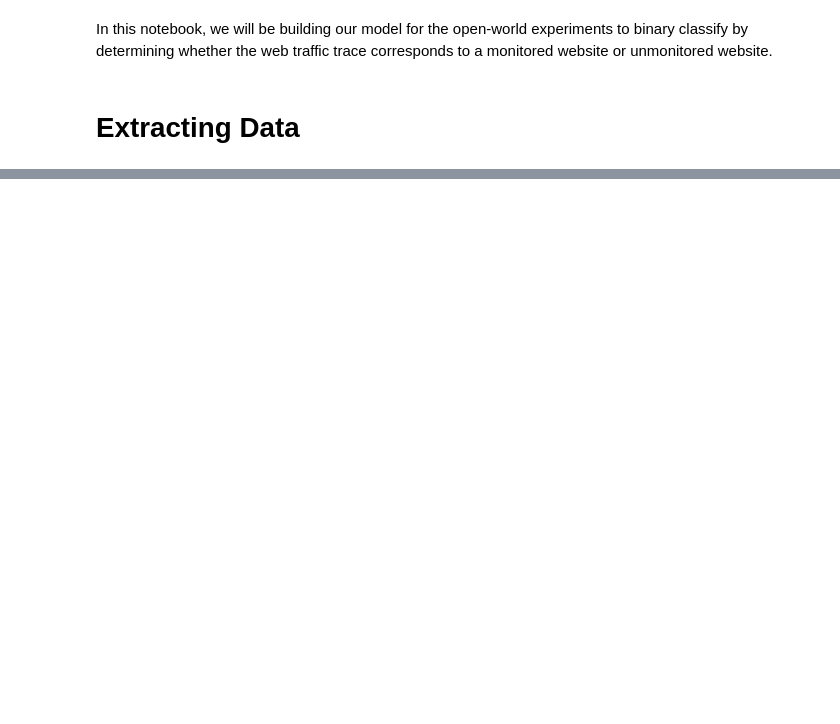
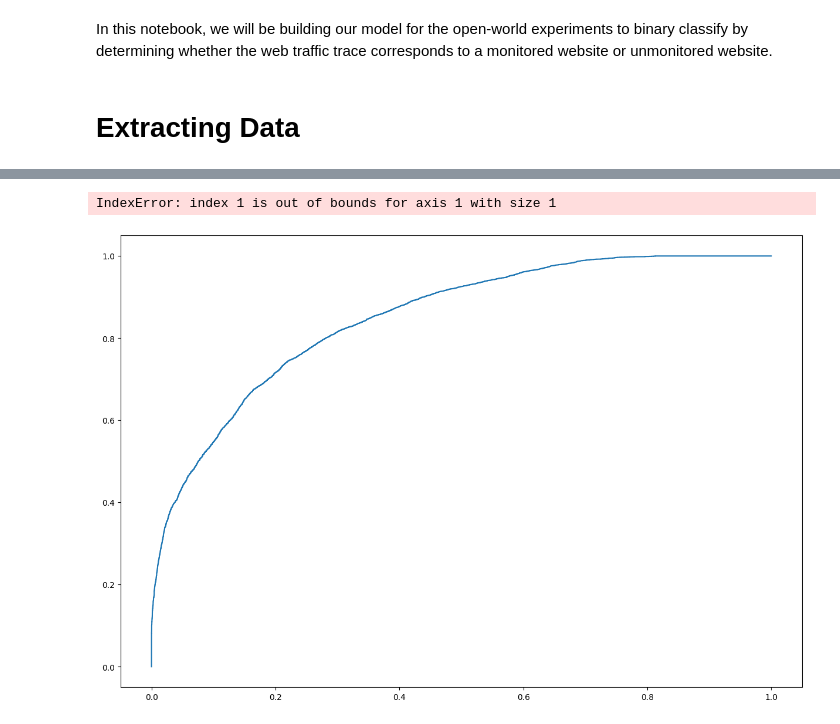
Before and after one commit to BettinaTee03/Machine-Learning-Group-Project, a Jupyter notebook: openworld_binaryclass.ipynb, the cells around one changed output, grey strips where cells are left out. Saved outputs shown, nothing was run; the diff lists cells and outputs as text; code cells hidden in the pictures; blank space fills up the shorter version.

Commit message:
open world binary edited roc curve and heatmap but have error

```diff
--- a/openworld_binaryclass.ipynb
+++ b/openworld_binaryclass.ipynb
@@ -163,0 +65,3 @@ Mean recall: 0.57
+# %%
+relabelled_df = extracted_df.copy()
+relabelled_df['label'] = relabelled_df['label'].apply(lambda x: 1 if x>=0 else x)
@@ -163,0 +84,3 @@ Mean recall: 0.57
+# %%
+X_initial = relabelled_df.drop(columns=['label'])
+y_initial = relabelled_df['label']
@@ -163,0 +91,11 @@ Mean recall: 0.57
+# %%
+# Split data into training and testing sets
+X_initial_train, X_initial_test, y_initial_train, y_initial_test = train_test_split(
+    X_initial, y_initial, test_size=0.2, random_state=42
+)
+# %%
+# Initialize the model
+clf_all_features = RandomForestClassifier(n_estimators=100, criterion="entropy", max_depth=10, min_samples_split=2, max_features="sqrt", random_state=42)
+
+# Train the model
+clf_all_features.fit(X_initial_train, y_initial_train)
@@ -163,0 +176,63 @@ Mean recall: 0.57
+# %%
+classes = list(set(y_initial_train))
+y_test_bin = label_binarize(y_initial_train, classes=classes)
+
+# Get predicted probabilities
+y_pred_proba = clf_all_features.predict_proba(X_initial_train)
+
+# Plot ROC curve
+plt.figure(figsize=(15, 10))
+
+# Store individual class ROC curves
+fpr_dict = {}
+tpr_dict = {}
+roc_auc_dict = {}
+
+# Compute ROC curve for each class
+for i, class_label in enumerate(classes):
+    fpr_dict[i], tpr_dict[i], _ = roc_curve(y_test_bin[:, i], y_pred_proba[:, i])
+    roc_auc_dict[i] = auc(fpr_dict[i], tpr_dict[i])
+
+    plt.plot(
+        fpr_dict[i], tpr_dict[i],
+        label=f'Class {class_label} (AUC = {roc_auc_dict[i]:.2f})'
+    )
+
+# Compute Macro Average ROC Curve
+# First, create a grid of FPR points
+all_fpr = np.unique(np.concatenate([fpr_dict[i] for i in range(len(classes))]))
+
+# Interpolate ROC curves
+mean_tpr = np.zeros_like(all_fpr)
+for i in range(len(classes)):
+    mean_tpr += np.interp(all_fpr, fpr_dict[i], tpr_dict[i])
+
+# Average the TPR
+mean_tpr /= len(classes)
+
+# Compute macro-average AUC
+macro_roc_auc = auc(all_fpr, mean_tpr)
+
+# Plot macro-average ROC curve
+plt.plot(
+    all_fpr, mean_tpr,
+    color='black',
+    linestyle='--',
+    linewidth=2,
+    label=f'Macro-average (AUC = {macro_roc_auc:.2f})'
+)
+
+# Add plot details
+plt.plot([0, 1], [0, 1], 'k--')  # Diagonal line
+plt.title('ROC Curve for Website Classification', fontsize=16)
+plt.xlabel('False Positive Rate (1 - Specificity)', fontsize=14)
+plt.ylabel('True Positive Rate (Sensitivity)', fontsize=14)
+plt.legend(loc='lower right', fontsize=12)
+plt.grid(alpha=0.3)
+plt.show()
+
+# Optional: Print macro-average AUC
+print(f"Macro-average AUC: {macro_roc_auc:.2f}")
+# %% [output]
+IndexError: index 1 is out of bounds for axis 1 with size 1
+[figure, added]
```
Also changed, not shown: parts of 68 cells of this notebook.
